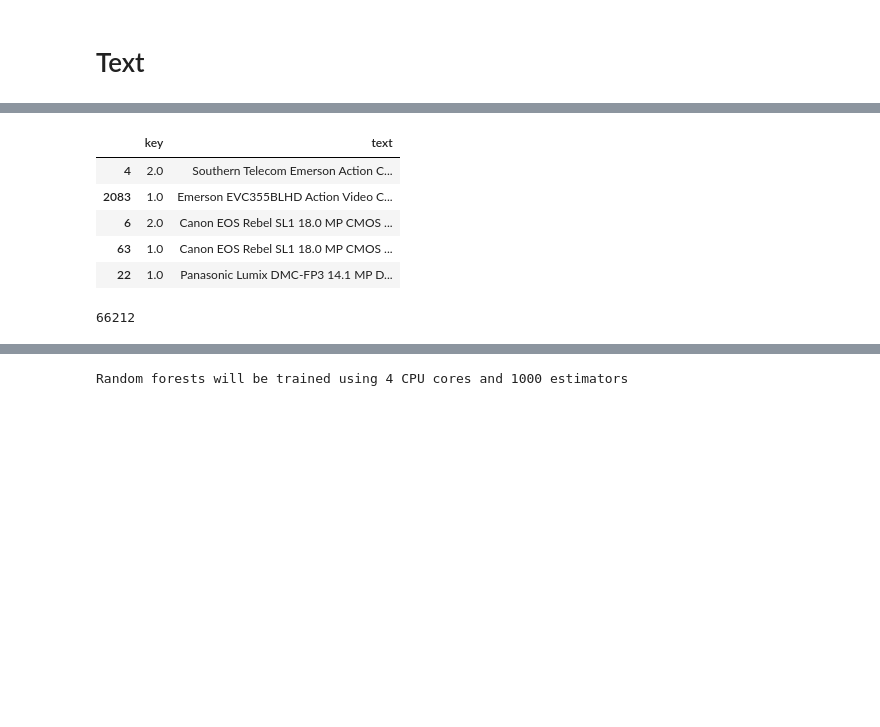
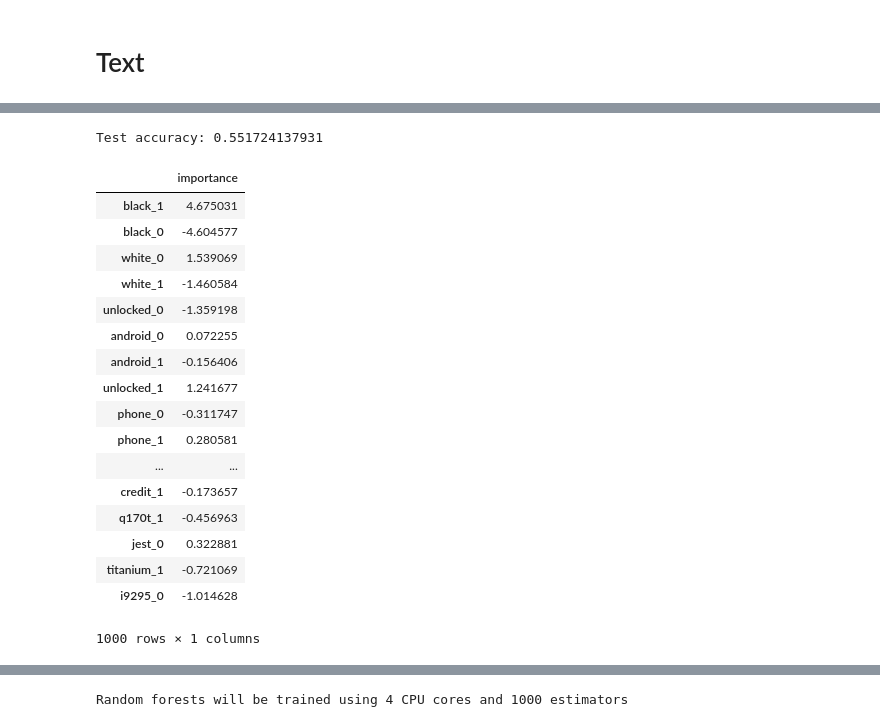
Before and after one commit to tarmeens/ada-homework, a Jupyter notebook: project/Milestone2.ipynb, the cells around one changed output, grey strips where cells are left out. Saved outputs shown, nothing was run; the diff lists cells and outputs as text; code cells hidden in the pictures; blank space fills up the shorter version.

```diff
--- a/project/Milestone2.ipynb
+++ b/project/Milestone2.ipynb
@@ -1266,0 +1529,12 @@ r_df = pd.DataFrame(g.records)
+# %%
+important_features = pd.DataFrame(clf.feature_importances_, columns=['importance'])
+important_features['std'] = np.std([tree.feature_importances_ for tree in clf.estimators_], axis=0)
+
+important_features = important_features.sort_values(by='importance', ascending=False)
+#best_features = important_features[important_features.index // len(mapping) == 0][:1000].index.values
+best_features = important_features[:100].index.values
+#best_features_names = mapping[best_features]
+
+best_features
+#best_features = important_features[:1000].index.values
+#best_features_names = mapping[best_features]
@@ -1267,20 +1552,48 @@ r_df = pd.DataFrame(g.records)
+# %%
+X, y = build_data(data_cv)
+X_te, y_te = build_data(data_test)
+X = X.tocsr()[:, num_index.values]
+X_te = X_te.tocsr()[:, num_index.values]
+score, clf = train_model_lr(X, y, X_te, y_te, 1e1)
+print('Test accuracy:', score)
+# %% [output]
+Test accuracy: 0.551724137931
+# %%
+important_features_lr = pd.DataFrame(clf.coef_[0], columns=['importance'])
+#important_features_lr.index = important_features.index.map(lambda x: best_features_names[x])
+important_features_lr.index = important_features_lr.index.map(lambda x: important_features.index[x])
+important_features_lr
+# %% [output]
+|  | importance |
+| black_1 | 4.675031 |
+| black_0 | -4.604577 |
+| white_0 | 1.539069 |
+| white_1 | -1.460584 |
+| unlocked_0 | -1.359198 |
+| android_0 | 0.072255 |
+| android_1 | -0.156406 |
+| unlocked_1 | 1.241677 |
+| phone_0 | -0.311747 |
+| phone_1 | 0.280581 |
+| ... | ... |
+| credit_1 | -0.173657 |
+| q170t_1 | -0.456963 |
+| jest_0 | 0.322881 |
+| titanium_1 | -0.721069 |
+| i9295_0 | -1.014628 |
+1000 rows × 1 columns
 # %%
 #cols = ['average_rating', 'price', 'salesRankPos', 'fan_in', 'num_reviews']
 #cols = ['description', 'average_rating']
 
 data = []
-for c in cliques:
-    if len(c) == 2:
-        df_tmp = pd.DataFrame(r_df['fan_in'].loc[c].rank(method='min'))
-        df_tmp.columns = ['key']
-        df_tmp['text'] = r_df['title'].loc[c]
-        data.append(df_tmp)
+for clique in cliques:
+    if len(clique) >= 3:
+        for pair in itertools.combinations(clique, 2):
+            df_tmp = pd.DataFrame(r_df['fan_in'].loc[list(pair)].rank(method='average'))
+            df_tmp.columns = ['rank']
+            df_tmp['text'] = r_df['title'].loc[list(pair)]
+            if df_tmp['rank'].iloc[0] != 1.5:
+                data.append(df_tmp)
 res = pd.concat(data)
-res.head()
+res.head(100)
-# %% [output]
-|  | key | text |
-| 4 | 2.0 | Southern Telecom Emerson Action C... |
-| 2083 | 1.0 | Emerson EVC355BLHD Action Video C... |
-| 6 | 2.0 | Canon EOS Rebel SL1 18.0 MP CMOS ... |
-| 63 | 1.0 | Canon EOS Rebel SL1 18.0 MP CMOS ... |
-| 22 | 1.0 | Panasonic Lumix DMC-FP3 14.1 MP D... |
@@ -1290,7 +1600,3 @@ for c in cliques:
-# %%
-len(res)
-# %% [output]
-66212
 # %%
 from sklearn.feature_extraction.text import TfidfVectorizer
 from sklearn.ensemble import RandomForestClassifier
```
Also changed, not shown: parts of 29 cells of this notebook, 1 other file.
